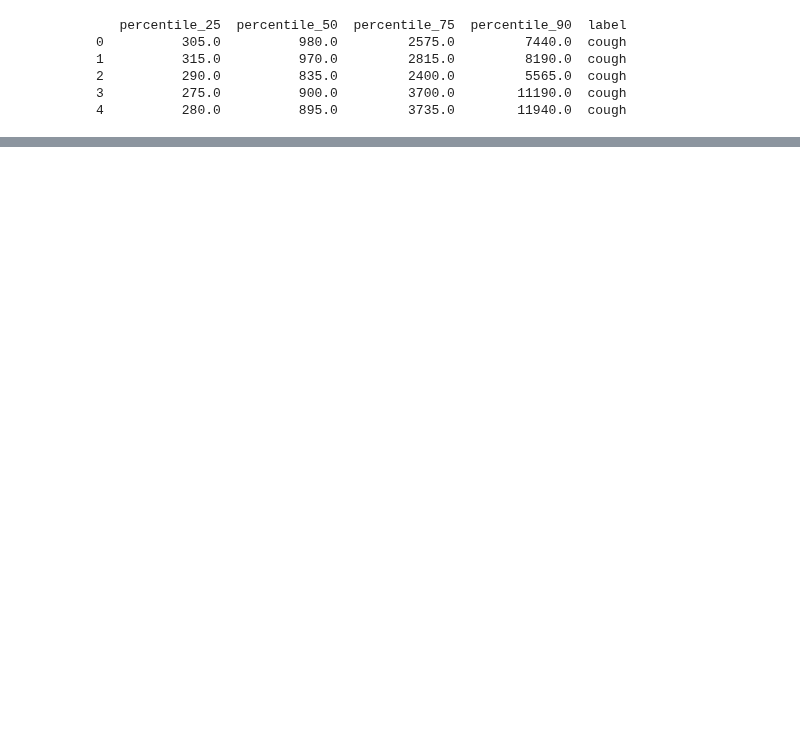
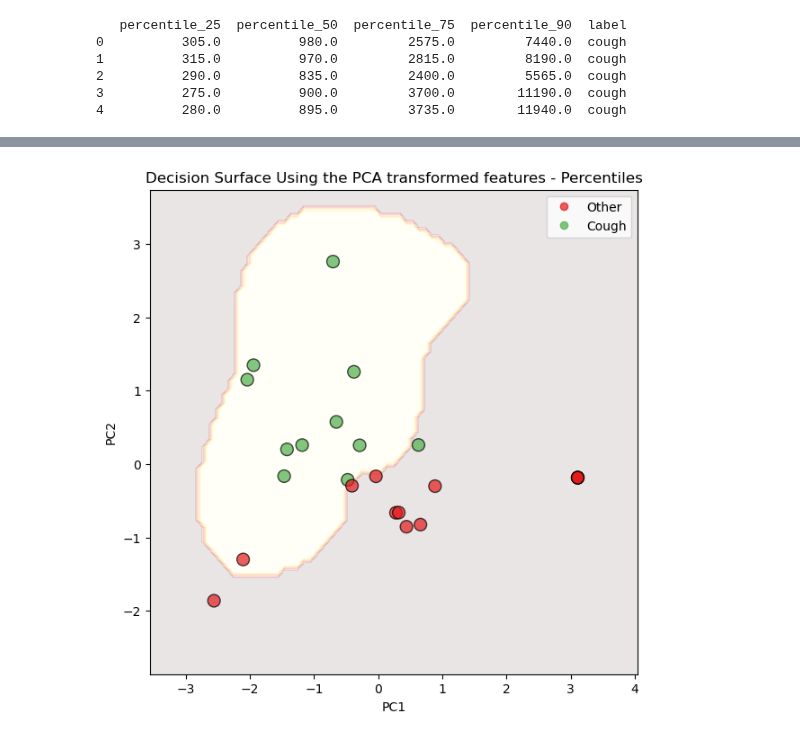
Before and after one commit to szulaldemirtas/electrosalus-research, a Jupyter notebook: cough-classification/signals-knn.ipynb, the cells around one changed output, grey strips where cells are left out. Saved outputs shown, nothing was run; the diff lists cells and outputs as text; code cells hidden in the pictures; blank space fills up the shorter version.

```diff
--- a/cough-classification/signals-knn.ipynb
+++ b/cough-classification/signals-knn.ipynb
@@ -1113,0 +1052,51 @@ TypeError: ufunc 'isfinite' not supported for the input types, and the inputs co
+# %%
+from matplotlib.colors import ListedColormap
+
+# Prediction
+clf_svm_per= SVC(random_state=42, C=100, gamma=1)
+clf_svm_per.fit(pca_train_scaled, y_train_svm_per)
+
+# Extraction of PC1 and PC2 for test data
+X_test_pca = pca.transform(X_test_scaled_per)
+test_pc1_coords = X_test_pca[:, 0]
+test_pc2_coords = X_test_pca[:, 1]
+
+# Determining the graph boundaries
+x_min = test_pc1_coords.min() - 1
+x_max = test_pc1_coords.max() + 1
+
+y_min = test_pc2_coords.min() - 1
+y_max = test_pc2_coords.max() + 1
+
+xx, yy = np.meshgrid(np.arange(start=x_min, stop=x_max, step=0.1),
+                     np.arange(start=y_min, stop=y_max, step=0.1))
+
+
+# Classify every point in the matrix with the SVM
+# Points on one side 1, point on other side 0
+Z = clf_svm_per.predict(np.column_stack((xx.ravel(), yy.ravel())))
+Z = Z.reshape(xx.shape)
+
+Z = np.array(Z)
+
+
+
+# Plot the decision boundary and scatter plot of data points
+cmap = ListedColormap(['#e41a1c', '#4daf4a'])
+fig, ax = plt.subplots(figsize=(7,7))
+ax.contourf(xx, yy, Z, alpha=0.1)
+
+scatter = ax.scatter(test_pc1_coords, test_pc2_coords, c=y_test_svm_per, cmap=cmap, s=100, edgecolors='k', alpha=0.7)
+legend = ax.legend(scatter.legend_elements()[0],
+                  scatter.legend_elements()[1],
+                  loc="upper right")
+
+legend.get_texts()[0].set_text('Other')
+legend.get_texts()[1].set_text('Cough')
+
+ax.set_ylabel("PC2")
+ax.set_xlabel("PC1")
+ax.set_title("Decision Surface Using the PCA transformed features - Percentiles")
+plt.show()
+# %% [output]
+[figure, added]
```
Also changed, not shown: parts of 30 cells of this notebook, 1 other file.
